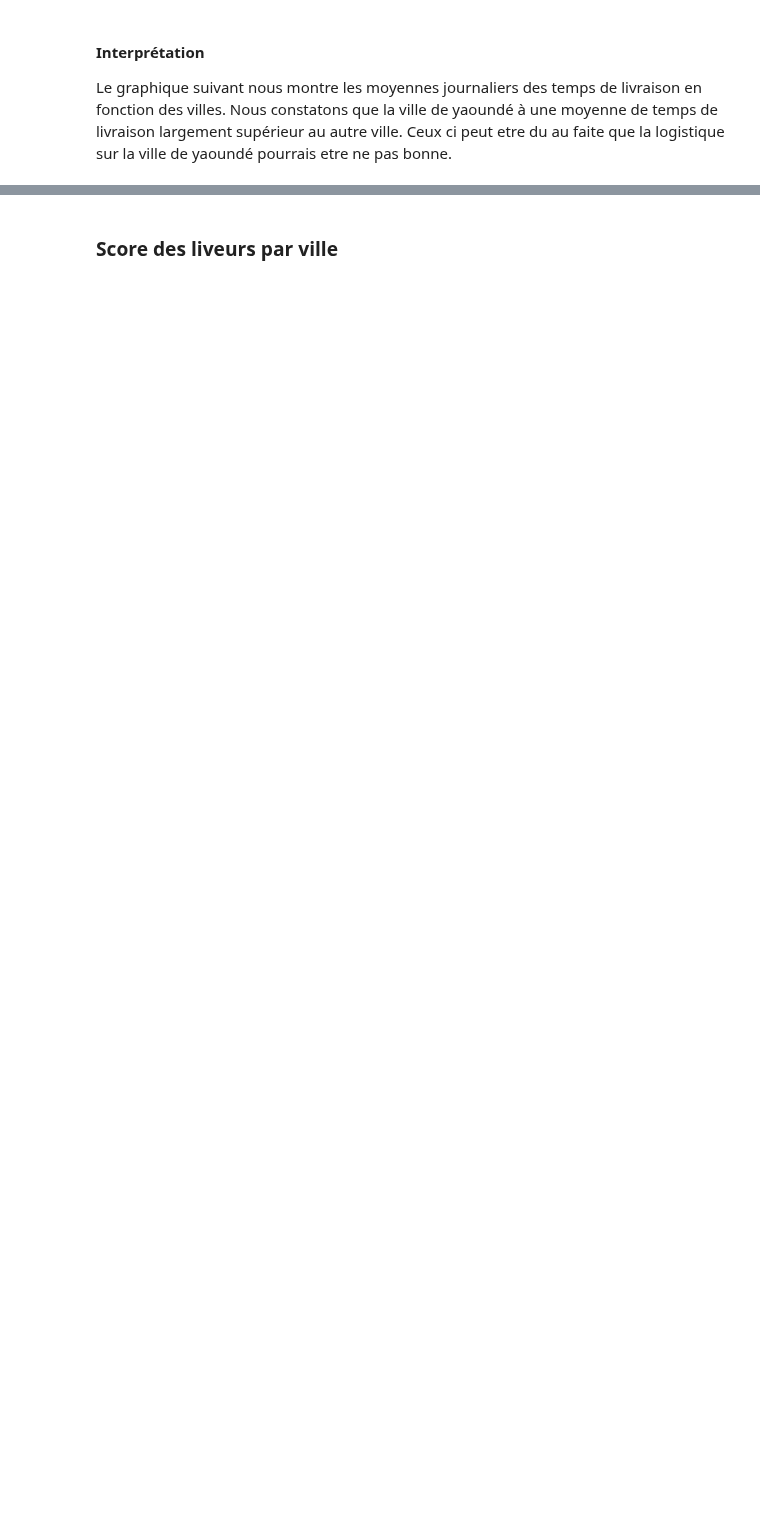
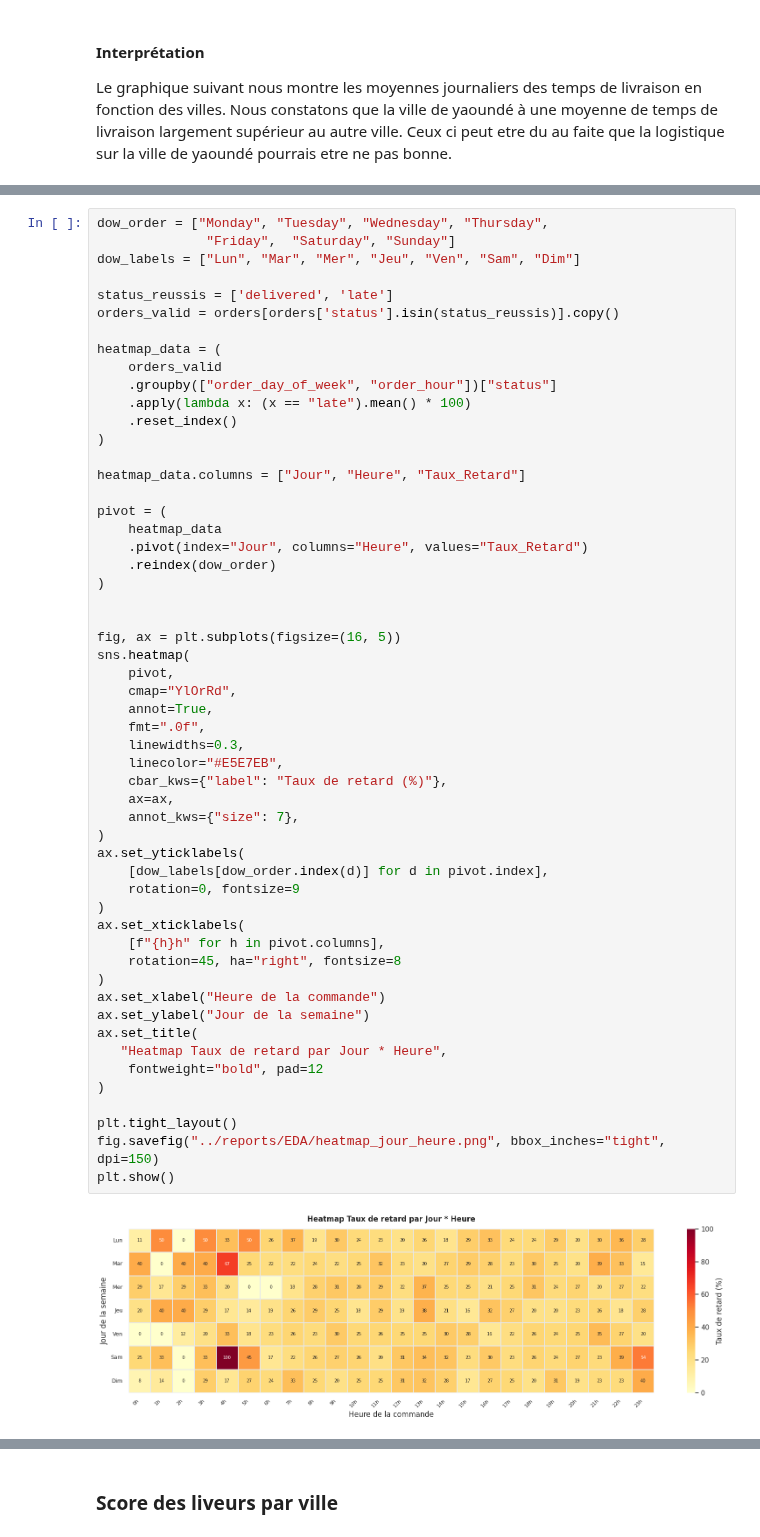
Before and after one commit to Codeur63/Projet_1-Data_IA_enginner, a Jupyter notebook: notebooks/EDA_rapport_final.ipynb, the cells around one changed output, grey strips where cells are left out. Cells and saved outputs as stored; diff of their text form; blank space fills up the shorter version.

```diff
--- a/notebooks/EDA_rapport_final.ipynb
+++ b/notebooks/EDA_rapport_final.ipynb
@@ -912,0 +796,56 @@ Le graphe nous montre les commandes livré , en retard et annulé dans les diff
+# %%
+dow_order = ["Monday", "Tuesday", "Wednesday", "Thursday",
+              "Friday",  "Saturday", "Sunday"]
+dow_labels = ["Lun", "Mar", "Mer", "Jeu", "Ven", "Sam", "Dim"]
+
+status_reussis = ['delivered', 'late']
+orders_valid = orders[orders['status'].isin(status_reussis)].copy()
+
+heatmap_data = (
+    orders_valid
+    .groupby(["order_day_of_week", "order_hour"])["status"]
+    .apply(lambda x: (x == "late").mean() * 100)
+    .reset_index()
+)
+
+heatmap_data.columns = ["Jour", "Heure", "Taux_Retard"]
+
+pivot = (
+    heatmap_data
+    .pivot(index="Jour", columns="Heure", values="Taux_Retard")
+    .reindex(dow_order)
+)
+
+
+fig, ax = plt.subplots(figsize=(16, 5))
+sns.heatmap(
+    pivot,
+    cmap="YlOrRd",
+    annot=True,
+    fmt=".0f",
+    linewidths=0.3,
+    linecolor="#E5E7EB",
+    cbar_kws={"label": "Taux de retard (%)"},
+    ax=ax,
+    annot_kws={"size": 7},
+)
+ax.set_yticklabels(
+    [dow_labels[dow_order.index(d)] for d in pivot.index],
+    rotation=0, fontsize=9
+)
+ax.set_xticklabels(
+    [f"{h}h" for h in pivot.columns],
+    rotation=45, ha="right", fontsize=8
+)
+ax.set_xlabel("Heure de la commande")
+ax.set_ylabel("Jour de la semaine")
+ax.set_title(
+   "Heatmap Taux de retard par Jour * Heure",
+    fontweight="bold", pad=12
+)
+
+plt.tight_layout()
+fig.savefig("../reports/EDA/heatmap_jour_heure.png", bbox_inches="tight", dpi=150)
+plt.show()
+# %% [output]
+[figure, added]
```
Also changed, not shown: parts of 38 cells of this notebook, 18 other files.
